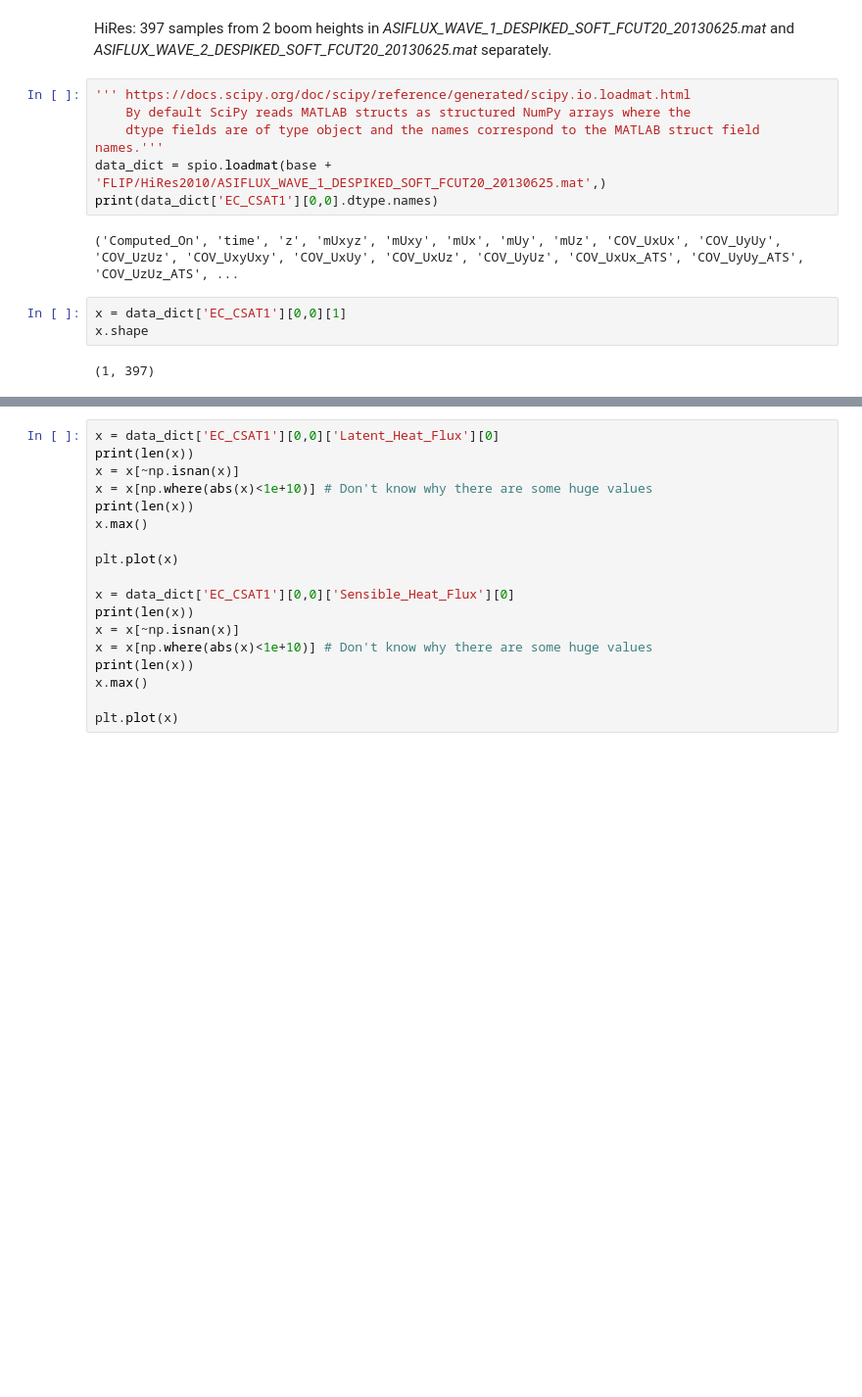
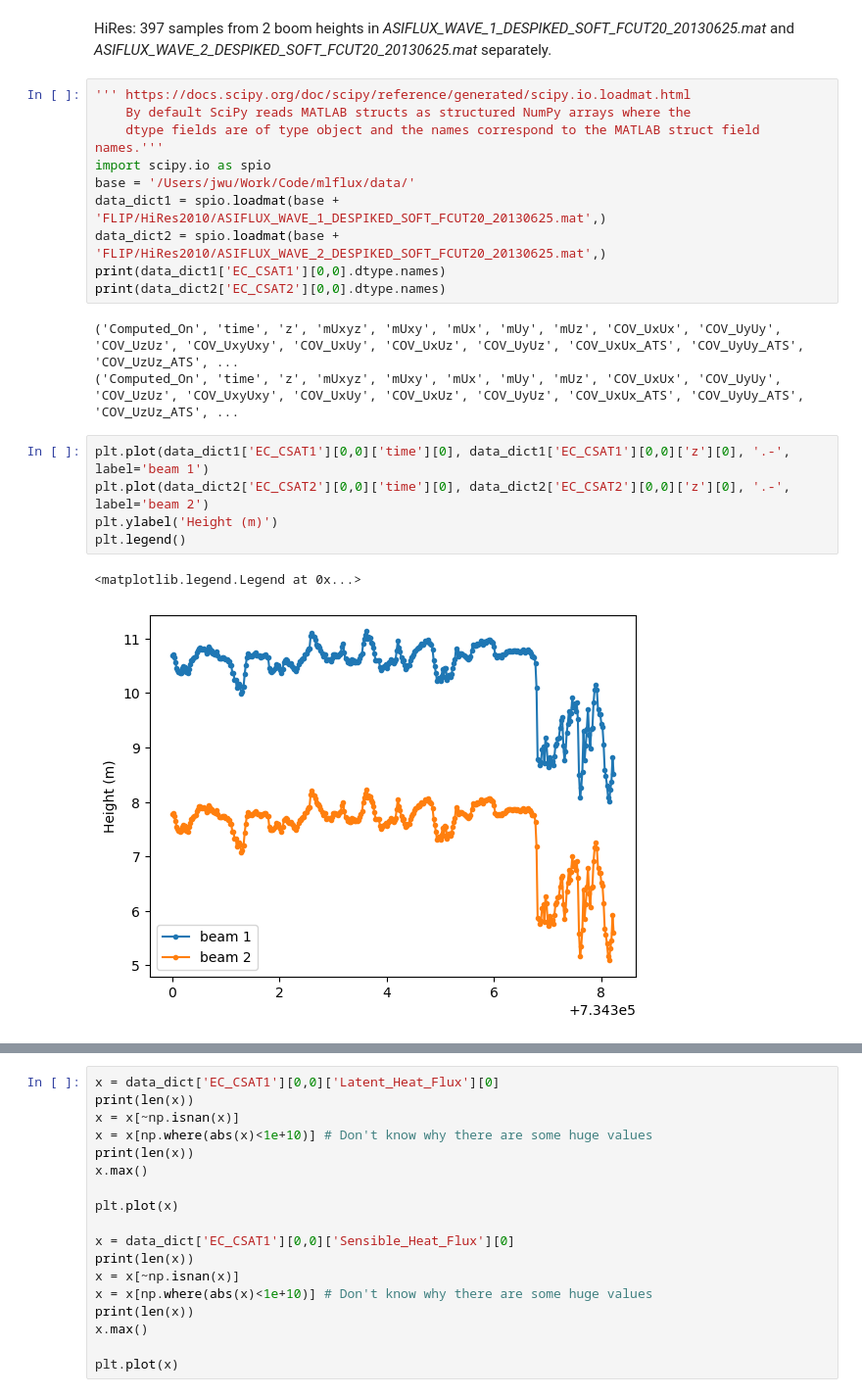
Before and after one commit to jiarong-wu/mlflux, a Jupyter notebook: notebooks/processing/multi_source_datasets.ipynb, the cells around one changed output, grey strips where cells are left out. Shown at 98% size. Saved outputs shown, nothing was run; the diff lists cells and outputs as text; blank space fills up the shorter version.

Commit message:
Will look at MBL and CBLAST again. Some initial plots in multi_source_datasets.ipynb and profile.ipynb. Look a bit weird.

```diff
--- a/notebooks/processing/multi_source_datasets.ipynb
+++ b/notebooks/processing/multi_source_datasets.ipynb
@@ -219,12 +219,20 @@ HiRes: 397 samples from 2 boom heights in _ASIFLUX_WAVE_1_DESPIKED_SOFT_FCUT20_2
 ''' https://docs.scipy.org/doc/scipy/reference/generated/scipy.io.loadmat.html
     By default SciPy reads MATLAB structs as structured NumPy arrays where the
     dtype fields are of type object and the names correspond to the MATLAB struct field names.'''
-data_dict = spio.loadmat(base + 'FLIP/HiRes2010/ASIFLUX_WAVE_1_DESPIKED_SOFT_FCUT20_20130625.mat',)
-print(data_dict['EC_CSAT1'][0,0].dtype.names)
+import scipy.io as spio
+base = '/Users/jwu/Work/Code/mlflux/data/'
+data_dict1 = spio.loadmat(base + 'FLIP/HiRes2010/ASIFLUX_WAVE_1_DESPIKED_SOFT_FCUT20_20130625.mat',)
+data_dict2 = spio.loadmat(base + 'FLIP/HiRes2010/ASIFLUX_WAVE_2_DESPIKED_SOFT_FCUT20_20130625.mat',)
+print(data_dict1['EC_CSAT1'][0,0].dtype.names)
+print(data_dict2['EC_CSAT2'][0,0].dtype.names)
 # %% [output]
 ('Computed_On', 'time', 'z', 'mUxyz', 'mUxy', 'mUx', 'mUy', 'mUz', 'COV_UxUx', 'COV_UyUy', 'COV_UzUz', 'COV_UxyUxy', 'COV_UxUy', 'COV_UxUz', 'COV_UyUz', 'COV_UxUx_ATS', 'COV_UyUy_ATS', 'COV_UzUz_ATS', ...
+('Computed_On', 'time', 'z', 'mUxyz', 'mUxy', 'mUx', 'mUy', 'mUz', 'COV_UxUx', 'COV_UyUy', 'COV_UzUz', 'COV_UxyUxy', 'COV_UxUy', 'COV_UxUz', 'COV_UyUz', 'COV_UxUx_ATS', 'COV_UyUy_ATS', 'COV_UzUz_ATS', ...
-# %%
-x = data_dict['EC_CSAT1'][0,0][1]
-x.shape
-# %% [output]
-(1, 397)
+# %%
+plt.plot(data_dict1['EC_CSAT1'][0,0]['time'][0], data_dict1['EC_CSAT1'][0,0]['z'][0], '.-', label='beam 1')
+plt.plot(data_dict2['EC_CSAT2'][0,0]['time'][0], data_dict2['EC_CSAT2'][0,0]['z'][0], '.-', label='beam 2')
+plt.ylabel('Height (m)')
+plt.legend()
+# %% [output]
+<matplotlib.legend.Legend at 0x...>
+[figure, added]
```
Also changed, not shown: parts of 8 cells of this notebook, 2 other files.
